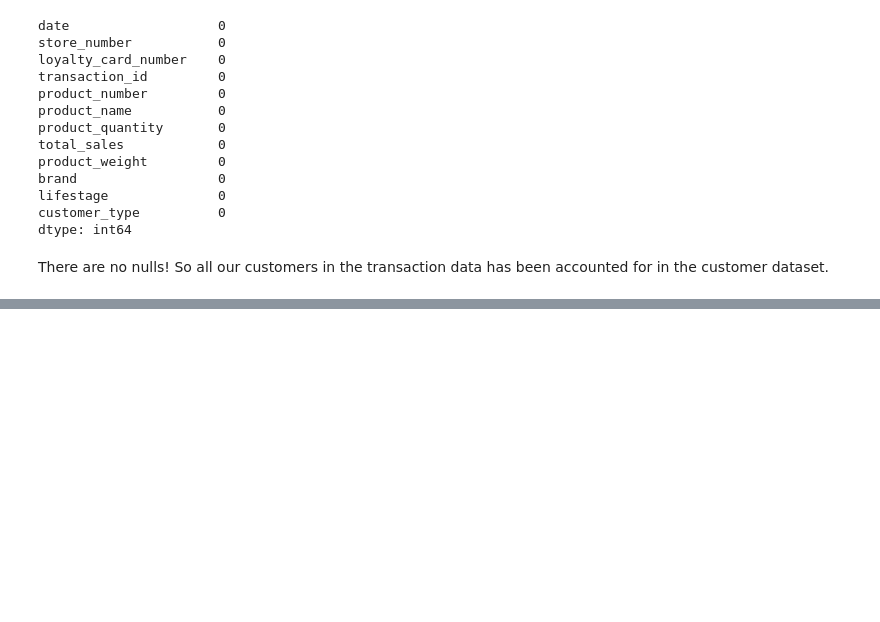
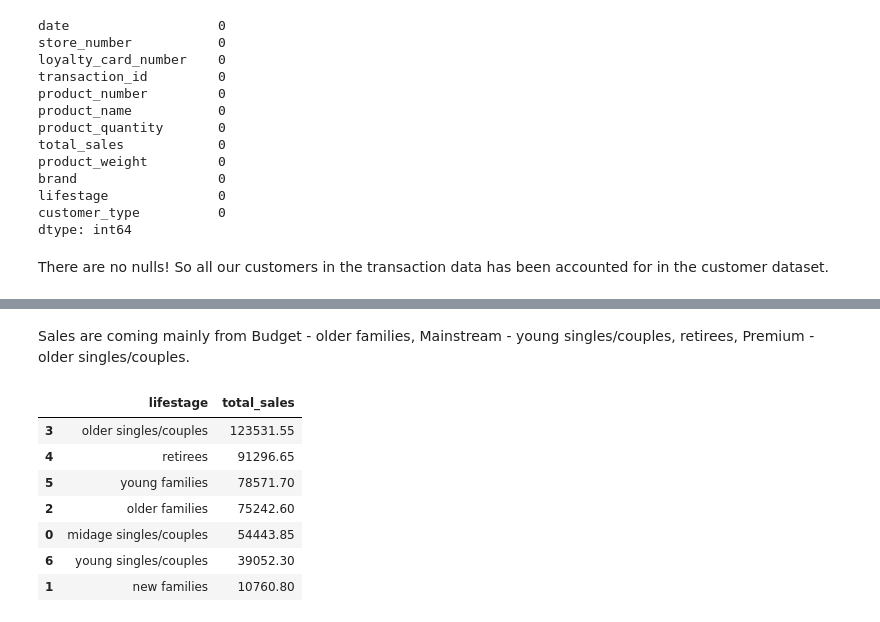
Before and after one commit to 7086600/quantium_project, a Jupyter notebook: quantium.ipynb, the cells around one changed output, grey strips where cells are left out. Drawn from its saved outputs; the diff is of its cells as text; code cells hidden in the pictures; blank space fills up the shorter version.

```diff
--- a/quantium.ipynb
+++ b/quantium.ipynb
@@ -741,0 +759,24 @@ merged_df.to_csv("merged_quantium_data.csv", index=False)
+# %% [markdown]
+Sales are coming mainly from Budget - older families, Mainstream - young singles/couples, retirees, Premium - older singles/couples.
+# %%
+# filtering premium customers
+filt_premium_customers = merged_df["customer_type"] == "Premium"
+premium_df = merged_df[filt_premium_customers]
+
+# calculating total sales by lifestage and premium customer
+total_sales_by_lifestage_premium = (
+    premium_df.groupby("lifestage")["total_sales"].agg("sum").reset_index()
+)
+total_sales_by_lifestage_premium.sort_values(
+    by="total_sales", ascending=False, inplace=True
+)
+total_sales_by_lifestage_premium
+# %% [output]
+|  | lifestage | total_sales |
+| 3 | older singles/couples | 123531.55 |
+| 4 | retirees | 91296.65 |
+| 5 | young families | 78571.70 |
+| 2 | older families | 75242.60 |
+| 0 | midage singles/couples | 54443.85 |
+| 6 | young singles/couples | 39052.30 |
+| 1 | new families | 10760.80 |
```
Also changed, not shown: parts of 3 cells of this notebook.
